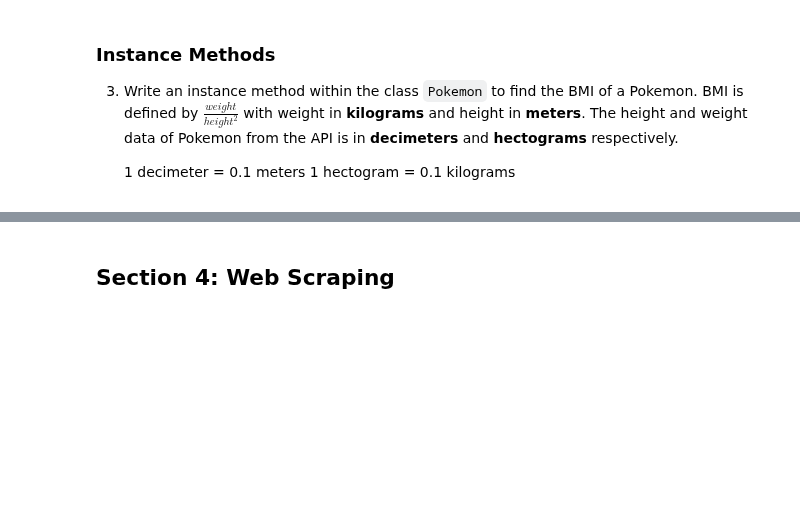
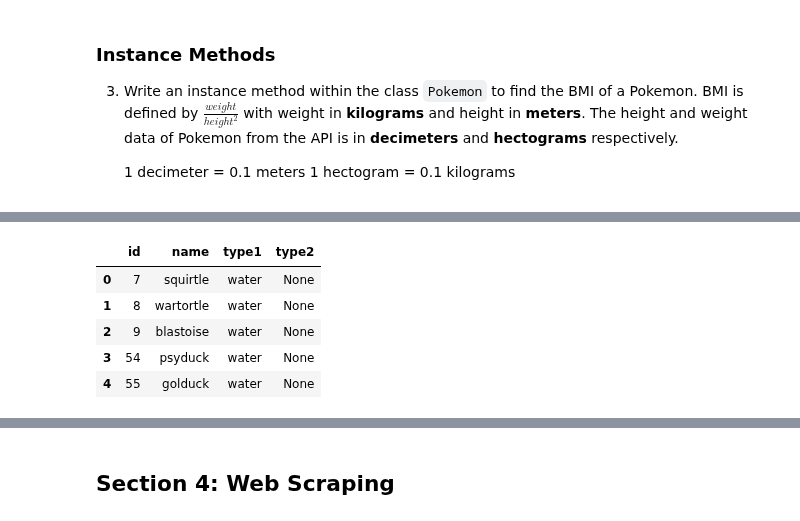
Before and after one commit to learn-co-students/module-2-assessment-round-1-nyc-ds-071519-module-2-assessment-round-1-1565011659, a Jupyter notebook: index.ipynb, the cells around one changed output, grey strips where cells are left out. Drawn from its saved outputs; the diff is of its cells as text; code cells hidden in the pictures; blank space fills up the shorter version.

```diff
--- a/index.ipynb
+++ b/index.ipynb
@@ -219,0 +353,10 @@ pd.read_sql(q4, cnx)
+# %%
+q2 = """Select id, name, type1, type2 From pokemon where type1 = 'water' or type2 = 'water' LIMIT 5"""
+pd.read_sql(q2, cnx)
+# %% [output]
+|  | id | name | type1 | type2 |
+| 0 | 7 | squirtle | water | None |
+| 1 | 8 | wartortle | water | None |
+| 2 | 9 | blastoise | water | None |
+| 3 | 54 | psyduck | water | None |
+| 4 | 55 | golduck | water | None |
```
Also changed, not shown: parts of 27 cells of this notebook.
